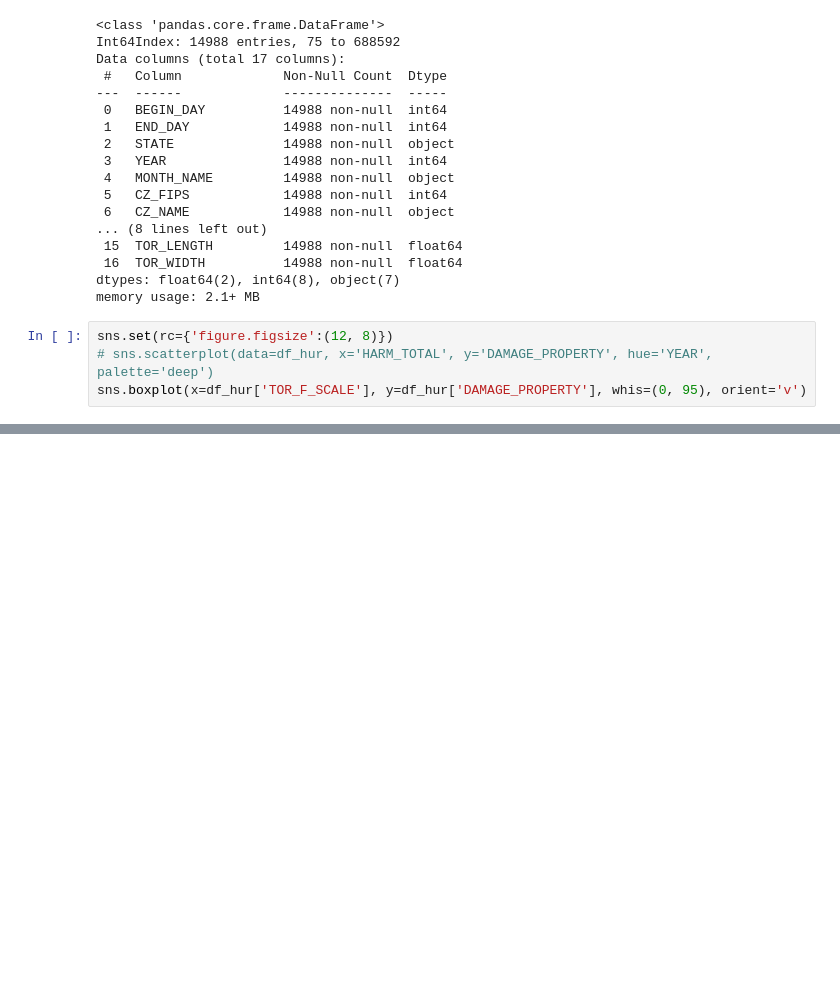
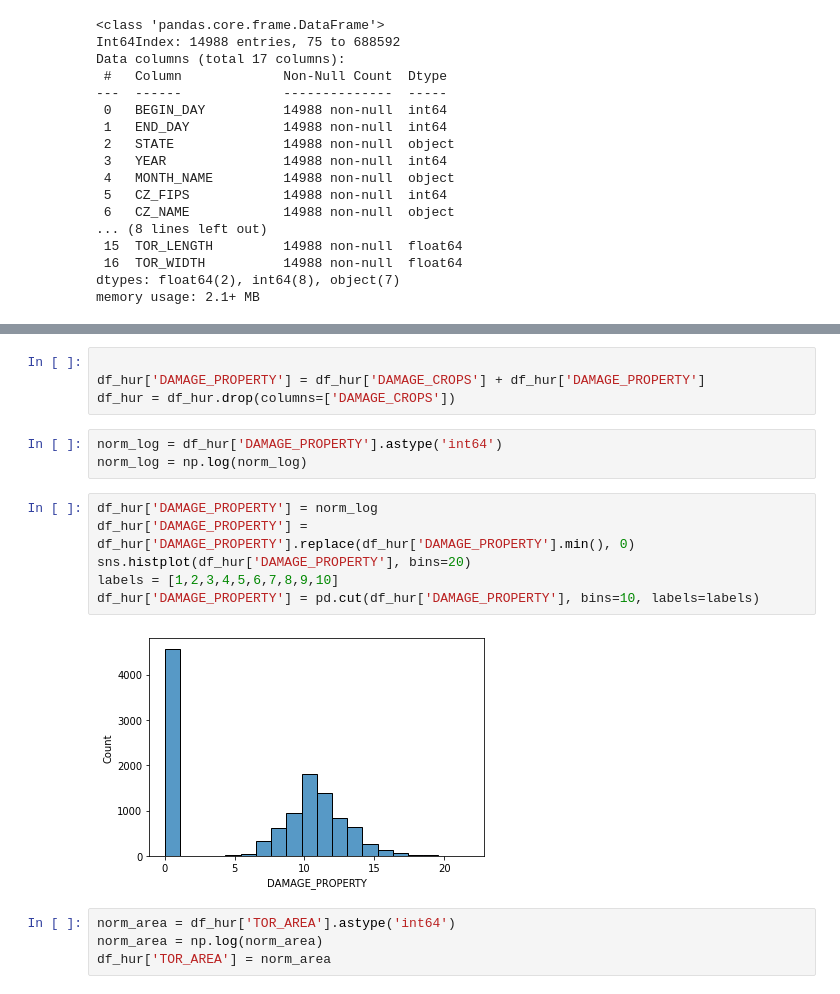
Before and after one commit to saiT1108/DS_project, a Jupyter notebook: main.ipynb, the cells around one changed output, grey strips where cells are left out. Saved outputs shown, nothing was run; the diff lists cells and outputs as text; blank space fills up the shorter version.

```diff
--- a/main.ipynb
+++ b/main.ipynb
@@ -95,7 +95,3 @@ Data columns (total 17 columns):
  16  TOR_WIDTH          14988 non-null  float64
 dtypes: float64(2), int64(8), object(7)
 memory usage: 2.1+ MB
-# %%
-sns.set(rc={'figure.figsize':(12, 8)})
-# sns.scatterplot(data=df_hur, x='HARM_TOTAL', y='DAMAGE_PROPERTY', hue='YEAR', palette='deep')
-sns.boxplot(x=df_hur['TOR_F_SCALE'], y=df_hur['DAMAGE_PROPERTY'], whis=(0, 95), orient='v')
@@ -161,0 +183,19 @@ Name: MONTH_NAME, dtype: float64
+# %%
+
+df_hur['DAMAGE_PROPERTY'] = df_hur['DAMAGE_CROPS'] + df_hur['DAMAGE_PROPERTY']
+df_hur = df_hur.drop(columns=['DAMAGE_CROPS'])
+# %%
+norm_log = df_hur['DAMAGE_PROPERTY'].astype('int64')
+norm_log = np.log(norm_log)
+# %%
+df_hur['DAMAGE_PROPERTY'] = norm_log
+df_hur['DAMAGE_PROPERTY'] = df_hur['DAMAGE_PROPERTY'].replace(df_hur['DAMAGE_PROPERTY'].min(), 0)
+sns.histplot(df_hur['DAMAGE_PROPERTY'], bins=20)
+labels = [1,2,3,4,5,6,7,8,9,10]
+df_hur['DAMAGE_PROPERTY'] = pd.cut(df_hur['DAMAGE_PROPERTY'], bins=10, labels=labels)
+# %% [output]
+[figure, added]
+# %%
+norm_area = df_hur['TOR_AREA'].astype('int64')
+norm_area = np.log(norm_area)
+df_hur['TOR_AREA'] = norm_area
```
Also changed, not shown: parts of 11 cells of this notebook.
